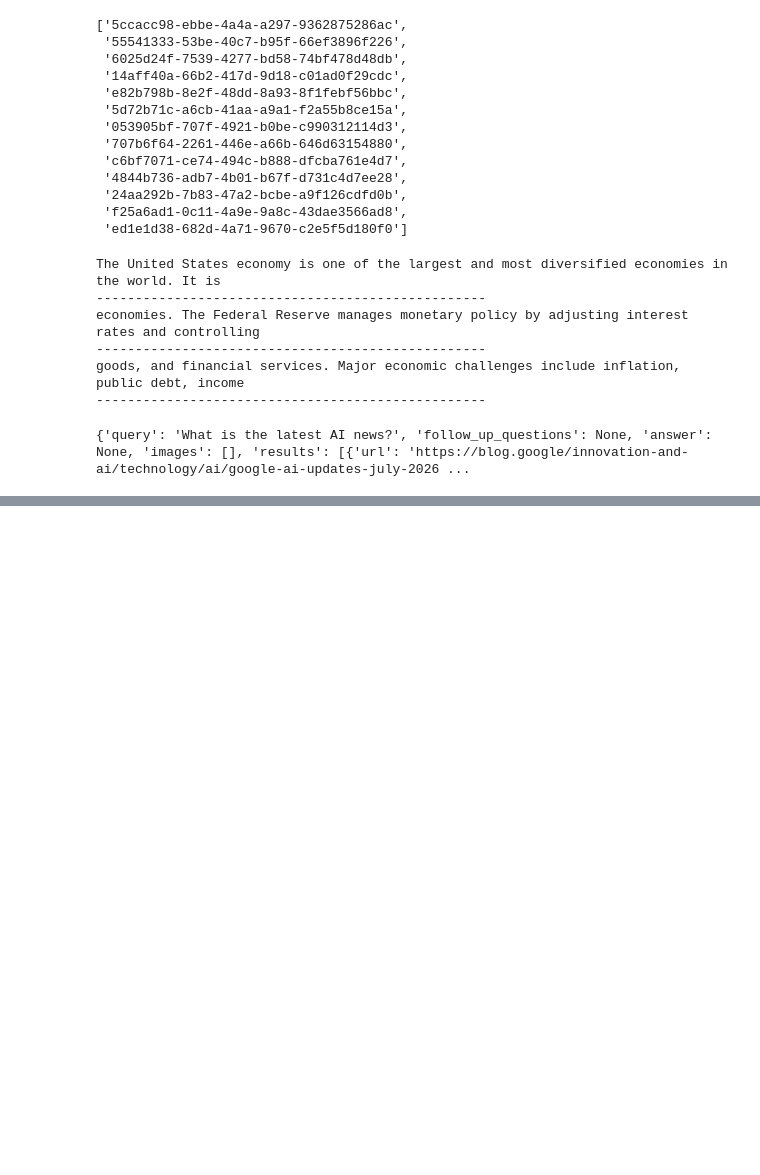
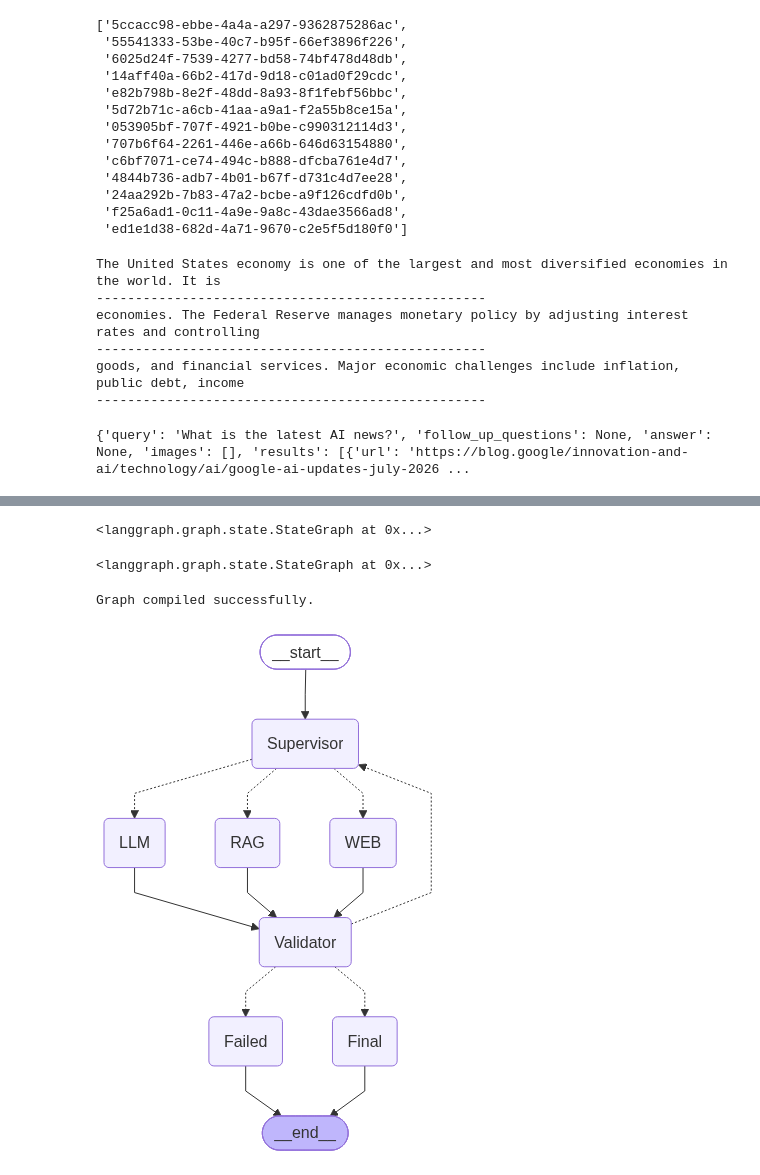
Before and after one commit to Areeb-Ahmd/Full-Stack-GenAI-AgenticAI, a Jupyter notebook: 06_Agentic_AI/01_Langraph_introduction.ipynb, the cells around one changed output, grey strips where cells are left out. Saved outputs shown, nothing was run; the diff lists cells and outputs as text; code cells hidden in the pictures; blank space fills up the shorter version.

```diff
--- a/06_Agentic_AI/01_Langraph_introduction.ipynb
+++ b/06_Agentic_AI/01_Langraph_introduction.ipynb
@@ -465,0 +1064,53 @@ print(result)
+# %%
+workflow.add_node("Supervisor",supervisor_node)
+workflow.add_node("RAG",rag_node)
+workflow.add_node("LLM",llm_node)
+workflow.add_node("WEB",web_node)
+workflow.add_node("Validator",validator_node)
+workflow.add_node("Final",final_node)
+workflow.add_node("Failed",failed_node)
+# %% [output]
+<langgraph.graph.state.StateGraph at 0x...>
+# %%
+workflow.add_edge(START,"Supervisor")
+workflow.add_conditional_edges("Supervisor",
+                            router,
+    {
+        "RAG": "RAG",
+
+        "LLM": "LLM",
+
+        "WEB": "WEB",
+
+    }
+
+)
+workflow.add_edge("RAG","Validator")
+workflow.add_edge("LLM","Validator")
+workflow.add_edge("WEB","Validator")
+workflow.add_conditional_edges(
+    "Validator",
+    validation_router,
+    {
+        "Final": "Final",
+        "Supervisor": "Supervisor",
+        "Failed": "Failed",
+
+    }
+
+)
+workflow.add_edge("Final",END)
+workflow.add_edge("Failed",END)
+# %% [output]
+<langgraph.graph.state.StateGraph at 0x...>
+# %%
+app = workflow.compile()
+print("\nGraph compiled successfully.")
+# %% [output]
+Graph compiled successfully.
+# %%
+from IPython.display import Image,display
+
+display(Image(app.get_graph().draw_mermaid_png()))
+# %% [output]
+[figure, added]
```
Also changed, not shown: parts of 28 cells of this notebook, 1 other file.
